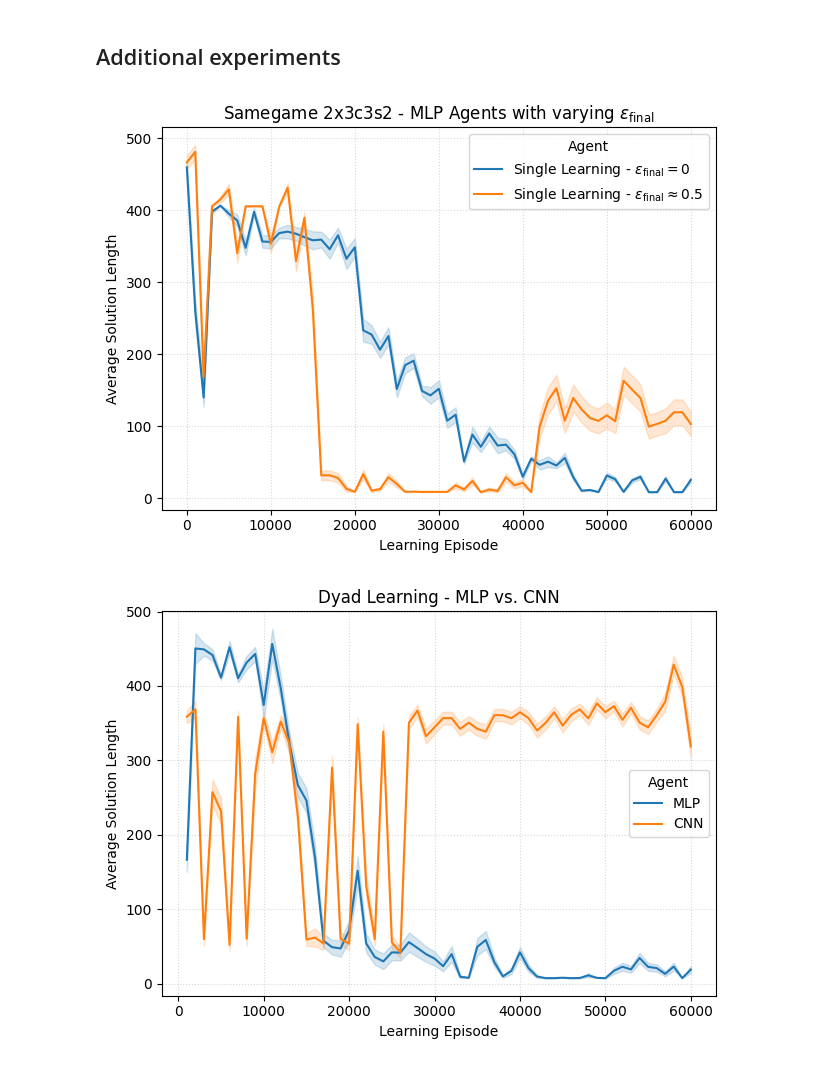
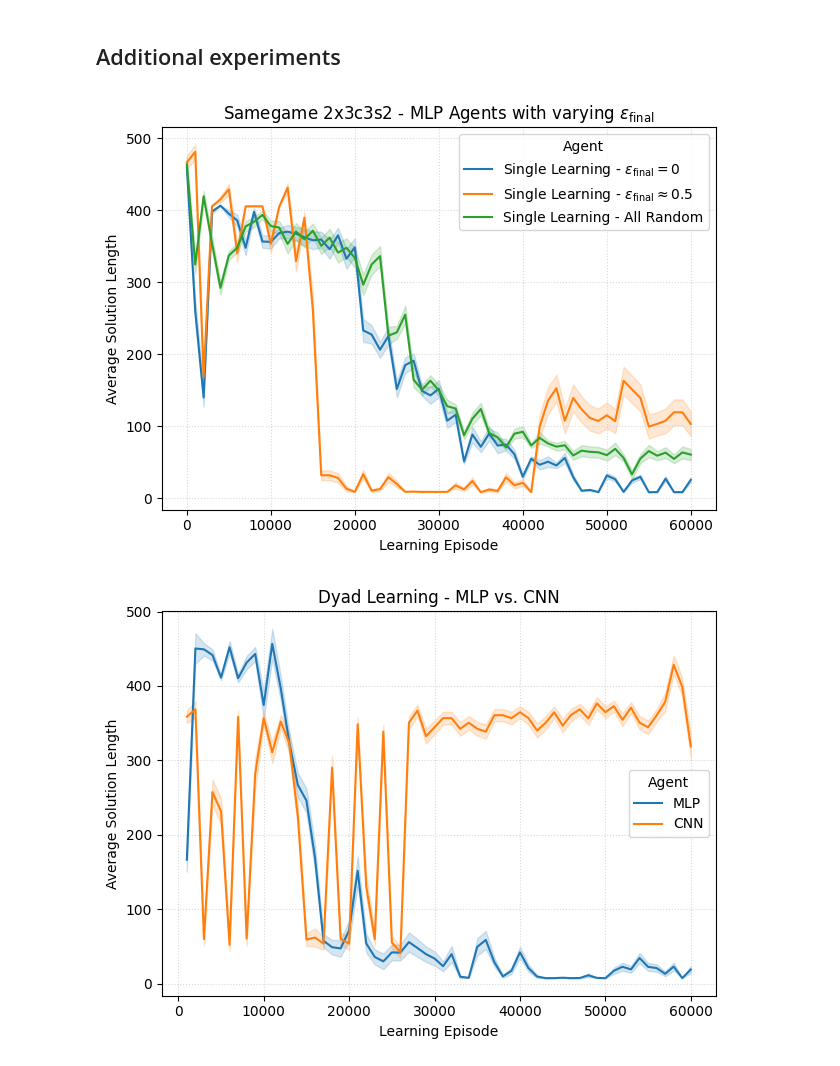
Before and after one commit to fleer/dyad_rl, a Jupyter notebook: paper_plots.ipynb, the cells around one changed output. Cells and saved outputs as stored; diff of their text form; code cells hidden in the pictures.

Commit message:
Implement feature X to enhance user experience and optimize performance

```diff
--- a/paper_plots.ipynb
+++ b/paper_plots.ipynb
@@ -67,30 +67,29 @@ import numpy as np
 import pandas as pd
 
 
-def plot_agent_performance(mlp_single, mlp_dyad_a, mlp_dyad_b):
-    # Extract episode, mean length, and SEM length for each agent
-    mlp_single_df = pd.DataFrame(
-        [(d['episode'], d['avg_length'], d.get('sem_length', 0.0)) for d in mlp_single],
-        columns=['episode', 'avg_length', 'sem_length']
-    )
-    mlp_single_df['Agent'] = 'Single Learning'
+def plot_agent_performance(series_data, title_plot):
+    """
+    Plot agent performance with SEM bands for any number of series.
 
-    mlp_dyad_a_df = pd.DataFrame(
-        [(d['episode'], d['avg_length'], d.get('sem_length', 0.0)) for d in mlp_dyad_a],
-        columns=['episode', 'avg_length', 'sem_length']
-    )
-    mlp_dyad_a_df['Agent'] = 'Dyad - A'
+    Args:
+        series_data: list of (eval_data, legend_label) tuples where eval_data is
+            a list of dicts containing episode/avg_length and optional sem_length.
+        title_plot: plot title.
+    """
+    if not series_data:
+        raise ValueError("series_data must contain at least one (data, label) pair")
 
-    mlp_dyad_b_df = pd.DataFrame(
-        [(d['episode'], d['avg_length'], d.get('sem_length', 0.0)) for d in mlp_dyad_b],
-        columns=['episode', 'avg_length', 'sem_length']
-    )
-    mlp_dyad_b_df['Agent'] = 'Dyad - B'
+    frames = []
+    for eval_data, legend_label in series_data:
+        df = pd.DataFrame(
+            [(d['episode'], d['avg_length'], d.get('sem_length', 0.0)) for d in eval_data],
+            columns=['episode', 'avg_length', 'sem_length']
+        )
+        df['Agent'] = legend_label
+        frames.append(df)
 
-    # Combine into a single dataframe
-    combined_df = pd.concat([mlp_single_df, mlp_dyad_a_df, mlp_dyad_b_df], ignore_index=True)
+    combined_df = pd.concat(frames, ignore_index=True)
 
-    # Mean lines
     ax = sns.lineplot(
         data=combined_df,
         x='episode',
@@ -111,7 +110,7 @@ def plot_agent_performance(mlp_single, mlp_dyad_a, mlp_dyad_b):
 
     ax.set_ylabel('Average Solution Length')
     ax.set_xlabel('Learning Episode')
-    ax.set_title('Samegame 2x3c3s2 - MLP Agents')
+    ax.set_title(title_plot)
     ax.grid(True, color='lightgrey', linestyle=':', linewidth=0.8, alpha=0.9)
     plt.tight_layout()
 # %%
@@ -132,6 +131,7 @@ plot_agent_performance(mlp_single, mlp_dyad_a, mlp_dyad_b)
 ## Additional experiments
 # %%
 mlp_single_large_eps = json.load(Path("results_new/exp_mlp_samegame2x3c3s2_large_eps/agent_eval.json").open())
+mlp_single_all_random = json.load(Path("results/exp_mlp_samegame_2x3c3s2_all_random_averaged/agent_eval.json").open())
 
 cnn_mlp_dyad_a = json.load(Path("results_new/exp_dyad_cnn_mlp_samegame2x3c3s2_large_eps1/agent_a_eval.json").open())
 cnn_mlp_dyad_b = json.load(Path("results_new/exp_dyad_cnn_mlp_samegame2x3c3s2_large_eps1/agent_b_eval.json").open())
@@ -190,11 +143,12 @@ def plot_agent_performance_multi(series_data, title_plot):
 # %%
-plot_agent_performance_multi(
+plot_agent_performance(
     [
         (mlp_single, r'Single Learning - $\epsilon_\mathrm{final}=0$'),
         (mlp_single_large_eps, r'Single Learning - $\epsilon_\mathrm{final} \approx 0.5$'),
+        (mlp_single_all_random, r'Single Learning - All Random'),
     ],
     r'Samegame 2x3c3s2 - MLP Agents with varying $\epsilon_\mathrm{final}$'
  )
 # %% [output]
-[figure, old version]
+[figure, new version]
 # %%
```
Also changed, not shown: parts of 5 cells of this notebook.
